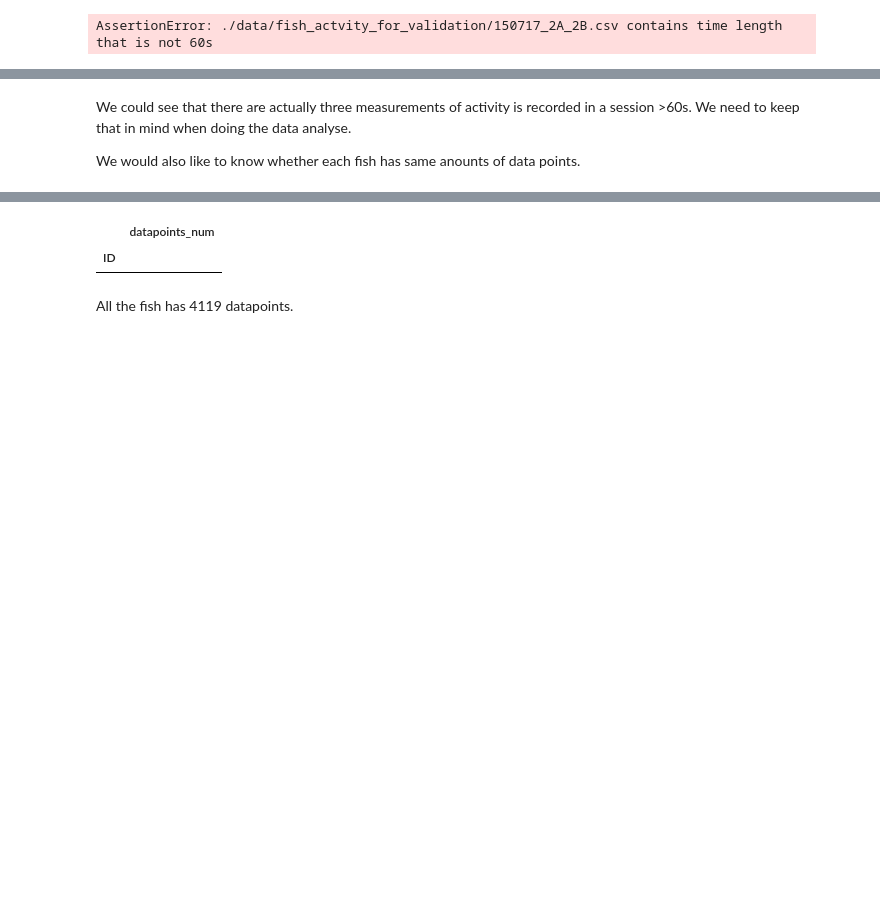
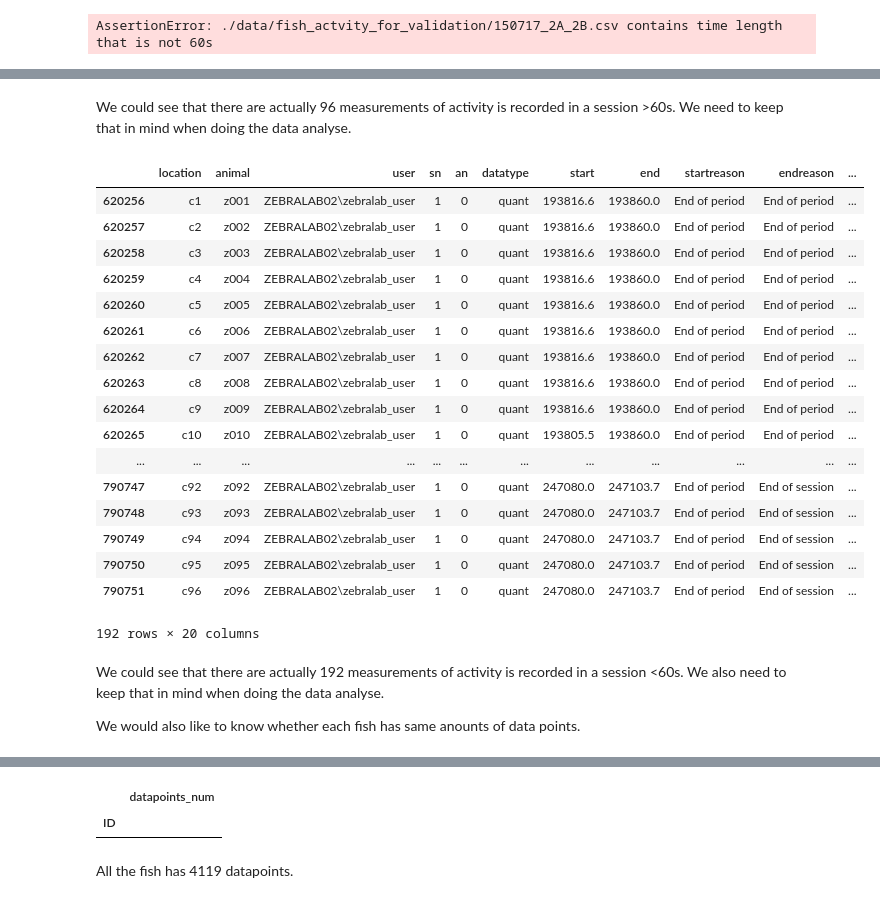
Before and after one commit to Xinhong111/Bi203, a Jupyter notebook: sandbox/hw3.1_X.ipynb, the cells around one changed output, grey strips where cells are left out. Cells and saved outputs as stored; diff of their text form; code cells hidden in the pictures; blank space fills up the shorter version.

```diff
--- a/sandbox/hw3.1_X.ipynb
+++ b/sandbox/hw3.1_X.ipynb
@@ -143,5 +150,28 @@ df_fish.loc[df_fish['time_length']!= 60]
+# %% [markdown]
+We could see that there are actually 96 measurements of activity is recorded in a session >60s. We need to keep that in mind when doing the data analyse.
+# %%
+df_fish.loc[df_fish['time_length']< 60]
+# %% [output]
+|  | location | animal | user | sn | an | datatype | start | end | startreason | endreason | ... |
+| 620256 | c1 | z001 | ZEBRALAB02\zebralab_user | 1 | 0 | quant | 193816.6 | 193860.0 | End of period | End of period | ... |
+| 620257 | c2 | z002 | ZEBRALAB02\zebralab_user | 1 | 0 | quant | 193816.6 | 193860.0 | End of period | End of period | ... |
+| 620258 | c3 | z003 | ZEBRALAB02\zebralab_user | 1 | 0 | quant | 193816.6 | 193860.0 | End of period | End of period | ... |
+| 620259 | c4 | z004 | ZEBRALAB02\zebralab_user | 1 | 0 | quant | 193816.6 | 193860.0 | End of period | End of period | ... |
+| 620260 | c5 | z005 | ZEBRALAB02\zebralab_user | 1 | 0 | quant | 193816.6 | 193860.0 | End of period | End of period | ... |
+| 620261 | c6 | z006 | ZEBRALAB02\zebralab_user | 1 | 0 | quant | 193816.6 | 193860.0 | End of period | End of period | ... |
+| 620262 | c7 | z007 | ZEBRALAB02\zebralab_user | 1 | 0 | quant | 193816.6 | 193860.0 | End of period | End of period | ... |
+| 620263 | c8 | z008 | ZEBRALAB02\zebralab_user | 1 | 0 | quant | 193816.6 | 193860.0 | End of period | End of period | ... |
+| 620264 | c9 | z009 | ZEBRALAB02\zebralab_user | 1 | 0 | quant | 193816.6 | 193860.0 | End of period | End of period | ... |
+| 620265 | c10 | z010 | ZEBRALAB02\zebralab_user | 1 | 0 | quant | 193805.5 | 193860.0 | End of period | End of period | ... |
+| ... | ... | ... | ... | ... | ... | ... | ... | ... | ... | ... | ... |
+| 790747 | c92 | z092 | ZEBRALAB02\zebralab_user | 1 | 0 | quant | 247080.0 | 247103.7 | End of period | End of session | ... |
+| 790748 | c93 | z093 | ZEBRALAB02\zebralab_user | 1 | 0 | quant | 247080.0 | 247103.7 | End of period | End of session | ... |
+| 790749 | c94 | z094 | ZEBRALAB02\zebralab_user | 1 | 0 | quant | 247080.0 | 247103.7 | End of period | End of session | ... |
+| 790750 | c95 | z095 | ZEBRALAB02\zebralab_user | 1 | 0 | quant | 247080.0 | 247103.7 | End of period | End of session | ... |
+| 790751 | c96 | z096 | ZEBRALAB02\zebralab_user | 1 | 0 | quant | 247080.0 | 247103.7 | End of period | End of session | ... |
+192 rows × 20 columns
 # %% [markdown]
-We could see that there are actually three measurements of activity is recorded in a session >60s. We need to keep that in mind when doing the data analyse.
+We could see that there are actually 192 measurements of activity is recorded in a session <60s. We also need to keep that in mind when doing the data analyse.
 
 We would also like to know whether each fish has same anounts of data points.
 # %%
```
Also changed, not shown: parts of 8 cells of this notebook.
